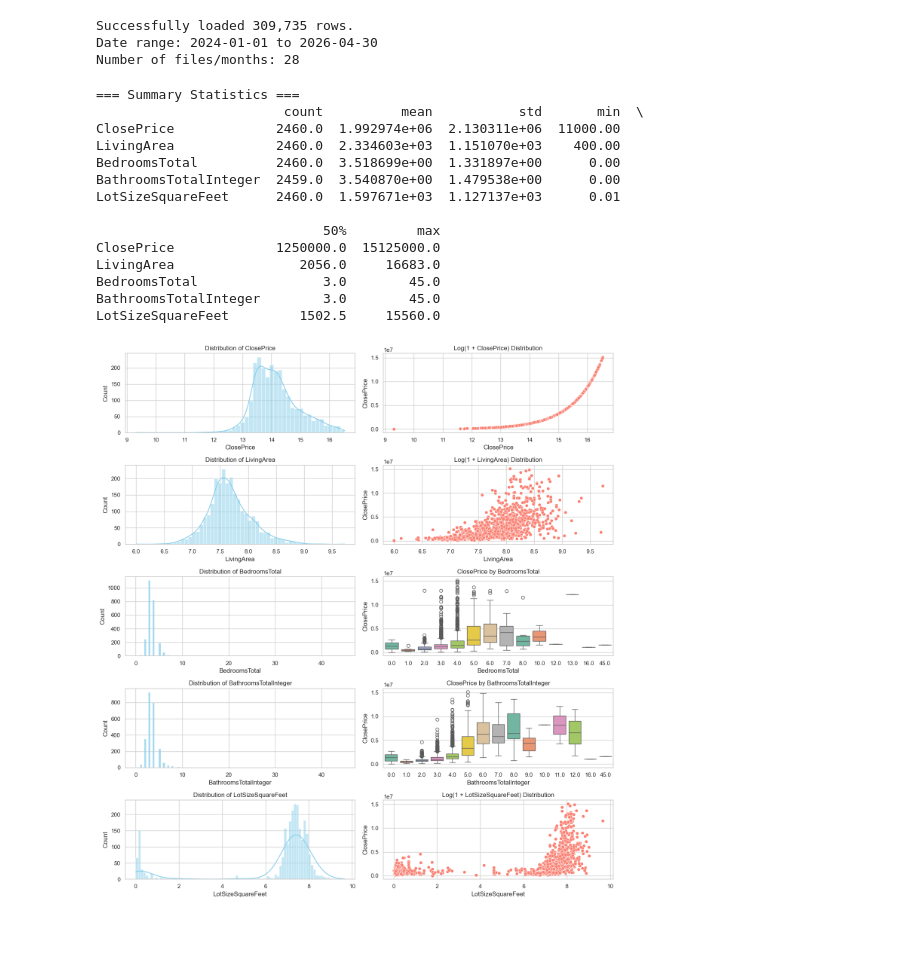
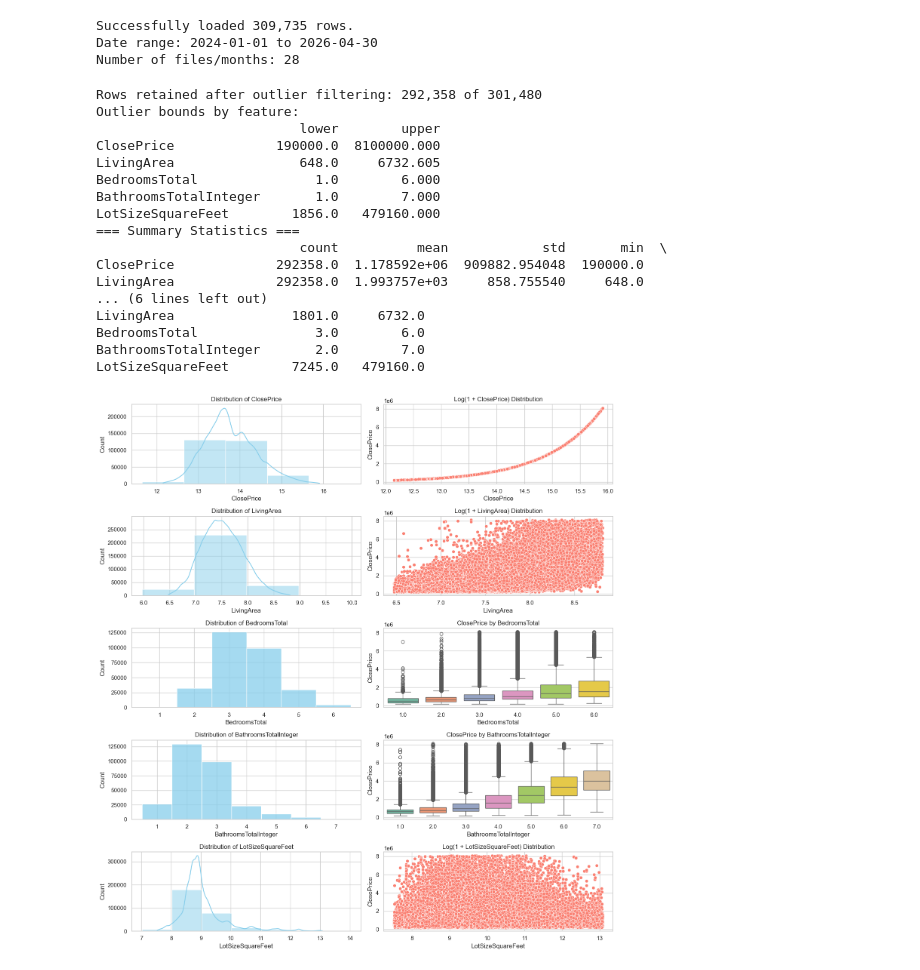
Before and after one commit to joeywsd/IDX-Exchange-Data-Science, a Jupyter notebook: 01_exploration.ipynb, the cells around one changed output. Saved outputs shown, nothing was run; the diff lists cells and outputs as text; code cells hidden in the pictures; blank space fills up the shorter version.

```diff
--- a/01_exploration.ipynb
+++ b/01_exploration.ipynb
@@ -49,16 +49,31 @@ df_clean_a = df_sfr[
     (df_sfr['ClosePrice'] > 0) &
     (df_sfr['LivingArea'] > 0) &
     (df_sfr['LotSizeSquareFeet'] > 0) &
-    (df_sfr['LotSizeSquareFeet'] < df_sfr['LivingArea'])
+    (df_sfr['LotSizeSquareFeet'] >= df_sfr['LivingArea'])
 ].copy()
-
-# 2b. Adjusting for outliers
-# If df['LivingArea'] has NaNs, this removes BOTH high outliers AND all NaN rows
-upper_bound = df_clean_a['ClosePrice'].quantile(0.995)
-df_clean = df_clean_a[df_clean_a['ClosePrice'] <= upper_bound]
 
 # Target and physical features to analyze
 features = ['ClosePrice', 'LivingArea', 'BedroomsTotal', 'BathroomsTotalInteger', 'LotSizeSquareFeet']
+
+# 2b. Remove rows outside the 0.5th-99.5th percentile for any analyzed feature.
+# Keep missing values so a missing feature does not discard an otherwise usable row.
+outlier_quantiles = (0.005, 0.995)
+outlier_bounds = {
+    col: df_clean_a[col].quantile(list(outlier_quantiles)).tolist()
+    for col in features
+}
+
+in_range = pd.Series(True, index=df_clean_a.index)
+for col, (lower_bound, upper_bound) in outlier_bounds.items():
+    in_range &= (
+        df_clean_a[col].isna()
+        | df_clean_a[col].between(lower_bound, upper_bound)
+    )
+
+df_clean = df_clean_a.loc[in_range].copy()
+print(f"Rows retained after outlier filtering: {len(df_clean):,} of {len(df_clean_a):,}")
+print("Outlier bounds by feature:")
+print(pd.DataFrame.from_dict(outlier_bounds, orient='index', columns=['lower', 'upper']))
 
 # 3. Print Summary Statistics
 print("=== Summary Statistics ===")
@@ -72,46 +87,49 @@ print(df_clean[features].describe().T[['count', 'mean', 'std', 'min', '50%', 'ma
 fig, axes = plt.subplots(len(features), 2, figsize=(14, 3 * len(features)))
 # len(features) rows: Creates one row of subplots for each feature in your list.
 # 2 columns: Allocates 2 subplot columns per feature (typically left = histogram/KDE, right = boxplot or scatter plot).
 # figsize=(14, 3 * len(features)): Dynamically sets the total image dimensions to 14 inches wide and 3 inches high per feature row, preventing subplots from squishing vertically when you add more features.
 # axes: Returns a 2D NumPy array of shape (len(features), 2) containing plot handles.
 
 for i, col in enumerate(features):
 
     if col in ['BedroomsTotal', 'BathroomsTotalInteger']:
         # Raw Distribution
-        sns.histplot(df_clean[col].dropna(), kde=False, ax=axes[i, 0], color='skyblue')
+        sns.histplot(df_clean[col].dropna(), discrete=True, kde=False, ax=axes[i, 0], color='skyblue')
         axes[i, 0].set_title(f'Distribution of {col}')
     else:
-        sns.histplot(np.log1p(df_clean[col].dropna()), kde=True, ax=axes[i, 0], color='skyblue')
+        sns.histplot(np.log1p(df_clean[col].dropna()), discrete=True, kde=True, ax=axes[i, 0], color='skyblue')
         axes[i, 0].set_title(f'Distribution of {col}')
 
 
     # Log-transformed Distribution (or Boxplot for discrete counts)
     if col in ['BedroomsTotal', 'BathroomsTotalInteger']:
         sns.boxplot(x=df_clean[col], y=df_clean['ClosePrice'], ax=axes[i, 1], hue=df_clean[col],
         palette="Set2",
         legend=False)
         axes[i, 1].set_title(f'ClosePrice by {col}')
     else:
         sns.scatterplot(x = np.log1p(df_clean[col].dropna()), y=df_clean['ClosePrice'], ax=axes[i, 1], color='salmon')
         # np.log1p calculates y = \ln(1 + x). Mainly does log transformation and prevents division by zero
         axes[i, 1].set_title(f'Log(1 + {col}) Distribution')
 
 plt.tight_layout()
 plt.show()
 # %% [output]
+Rows retained after outlier filtering: 292,358 of 301,480
+Outlier bounds by feature:
+                          lower        upper
+ClosePrice             190000.0  8100000.000
+LivingArea                648.0     6732.605
+BedroomsTotal               1.0        6.000
+BathroomsTotalInteger       1.0        7.000
+LotSizeSquareFeet        1856.0   479160.000
 === Summary Statistics ===
-                        count          mean           std       min  \
-ClosePrice             2460.0  1.992974e+06  2.130311e+06  11000.00
-LivingArea             2460.0  2.334603e+03  1.151070e+03    400.00
-BedroomsTotal          2460.0  3.518699e+00  1.331897e+00      0.00
-BathroomsTotalInteger  2459.0  3.540870e+00  1.479538e+00      0.00
-LotSizeSquareFeet      2460.0  1.597671e+03  1.127137e+03      0.01
-
-                             50%         max
-ClosePrice             1250000.0  15125000.0
-LivingArea                2056.0     16683.0
-BedroomsTotal                3.0        45.0
-BathroomsTotalInteger        3.0        45.0
-LotSizeSquareFeet         1502.5     15560.0
+                          count          mean            std       min  \
+ClosePrice             292358.0  1.178592e+06  909882.954048  190000.0
+LivingArea             292358.0  1.993757e+03     858.755540     648.0
+... (6 lines left out)
+LivingArea               1801.0     6732.0
+BedroomsTotal               3.0        6.0
+BathroomsTotalInteger       2.0        7.0
+LotSizeSquareFeet        7245.0   479160.0
-[figure, old version]
+[figure, new version]
```
Also changed, not shown: 1 other file.
